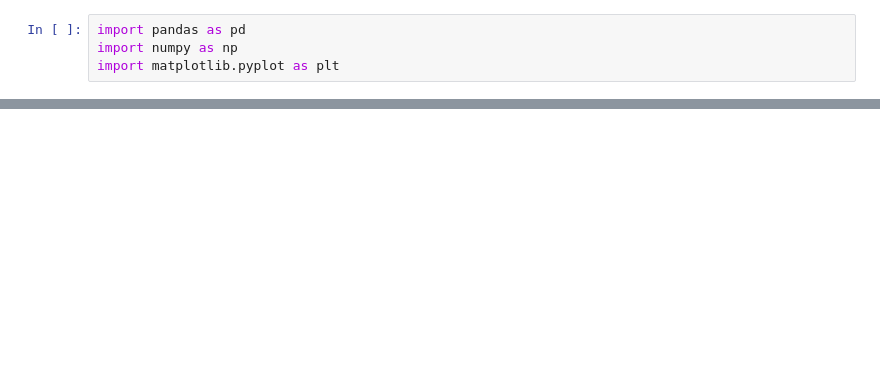
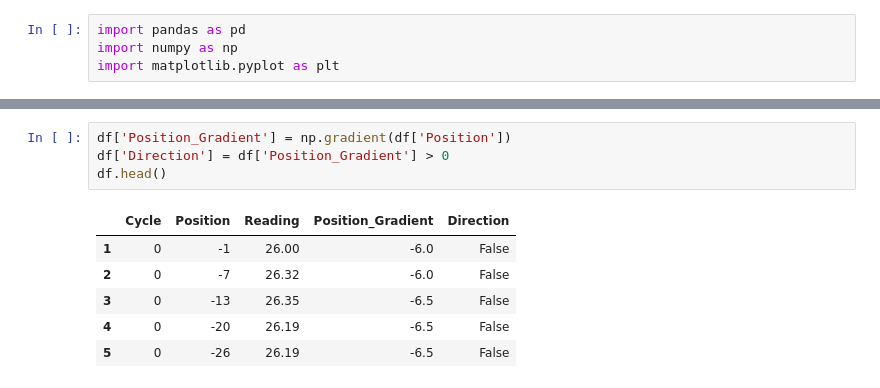
Before and after one commit to valleyquail/WormMQP, a Jupyter notebook: Data/data_process_v2.ipynb, the cells around one changed output, grey strips where cells are left out. Drawn from its saved outputs; the diff is of its cells as text; blank space fills up the shorter version.

```diff
--- a/Data/data_process_v2.ipynb
+++ b/Data/data_process_v2.ipynb
@@ -45,2 +46,13 @@ plt.plot(df.index, df['Reading'])
+# %%
+df['Position_Gradient'] = np.gradient(df['Position'])
+df['Direction'] = df['Position_Gradient'] > 0
+df.head()
+# %% [output]
+|  | Cycle | Position | Reading | Position_Gradient | Direction |
+| 1 | 0 | -1 | 26.00 | -6.0 | False |
+| 2 | 0 | -7 | 26.32 | -6.0 | False |
+| 3 | 0 | -13 | 26.35 | -6.5 | False |
+| 4 | 0 | -20 | 26.19 | -6.5 | False |
+| 5 | 0 | -26 | 26.19 | -6.5 | False |
 # %%
 df_plot = df[df['Cycle'] >= 1]
```
Also changed, not shown: parts of 4 cells of this notebook, 5 other files.
